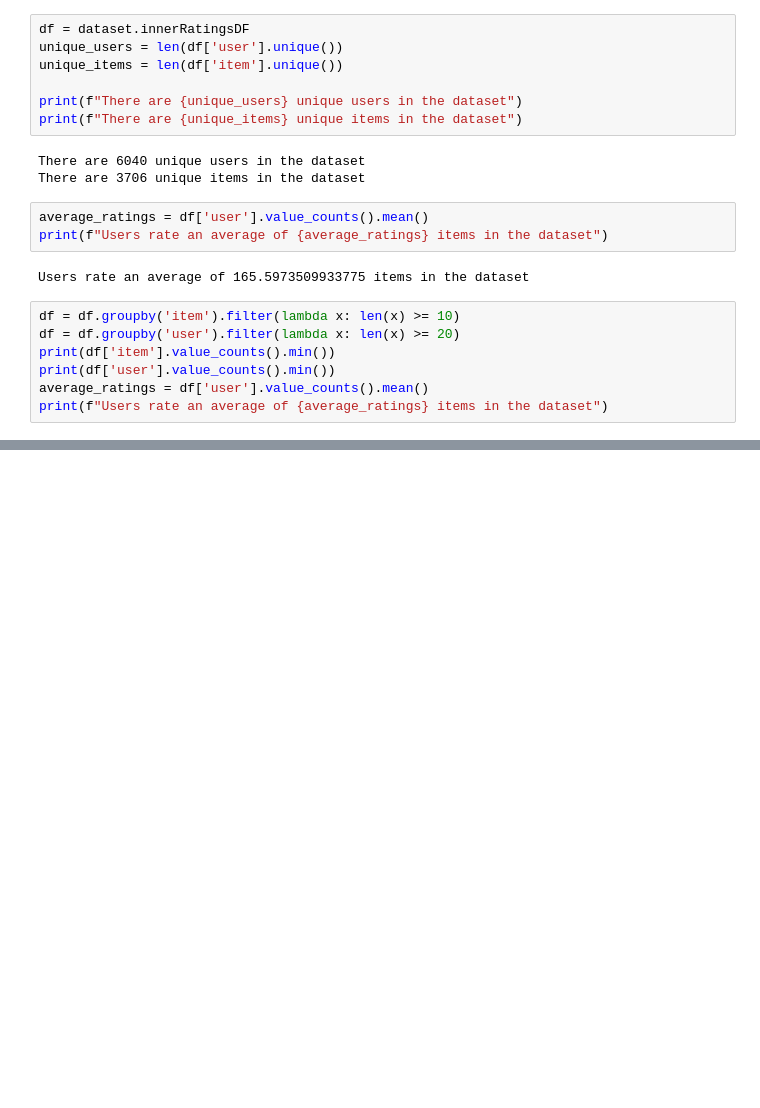
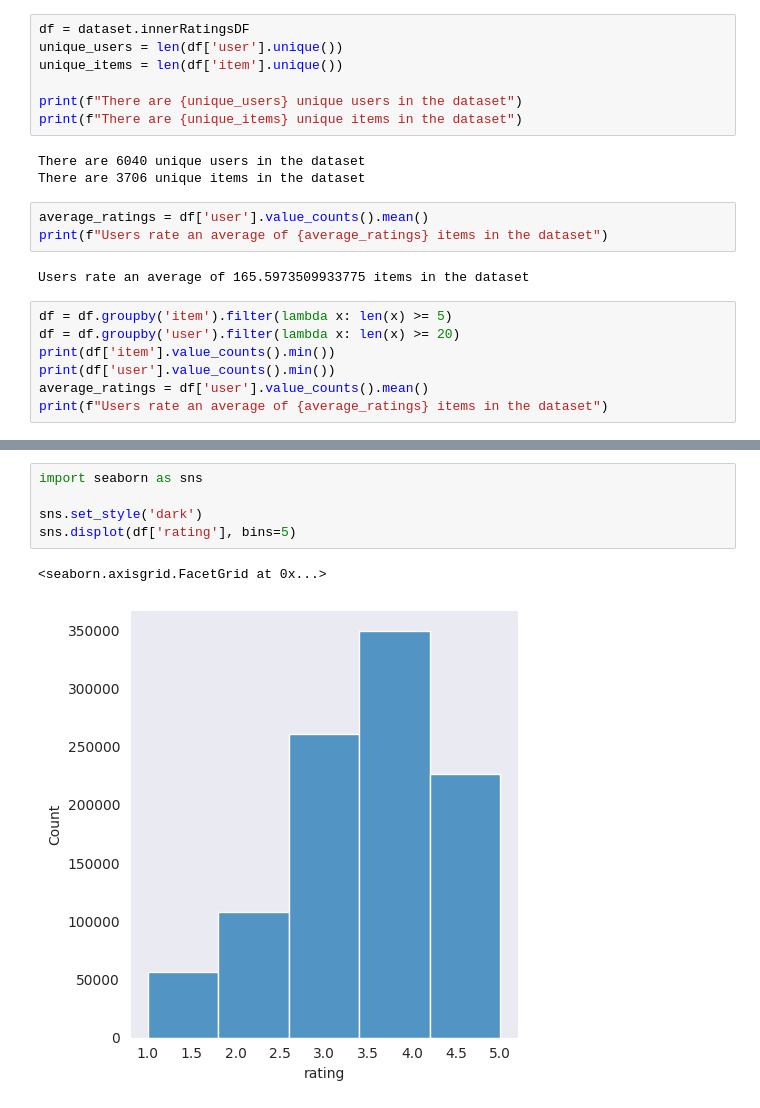
Before and after one commit to rat-nick/deepRec, a Jupyter notebook: eda.ipynb, the cells around one changed output, grey strips where cells are left out. Saved outputs shown, nothing was run; the diff lists cells and outputs as text; blank space fills up the shorter version.

```diff
--- a/eda.ipynb
+++ b/eda.ipynb
@@ -22,7 +22,7 @@ print(f"Users rate an average of {average_ratings} items in the dataset")
 # %% [output]
 Users rate an average of 165.5973509933775 items in the dataset
 # %%
-df = df.groupby('item').filter(lambda x: len(x) >= 10)
+df = df.groupby('item').filter(lambda x: len(x) >= 5)
 df = df.groupby('user').filter(lambda x: len(x) >= 20)
 print(df['item'].value_counts().min())
 print(df['user'].value_counts().min())
@@ -40,0 +59,8 @@ print(len(df['user'].unique()))
+# %%
+import seaborn as sns
+
+sns.set_style('dark')
+sns.displot(df['rating'], bins=5)
+# %% [output]
+<seaborn.axisgrid.FacetGrid at 0x...>
+[figure, added]
```
Also changed, not shown: parts of 5 cells of this notebook.
